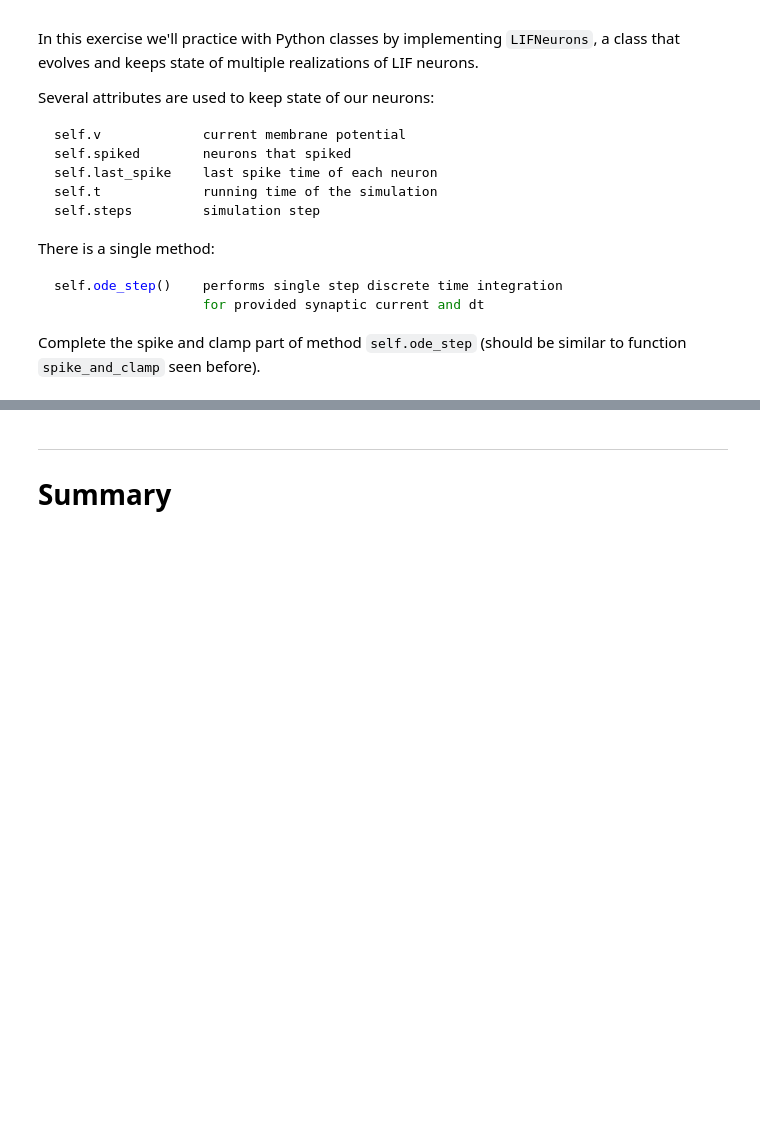
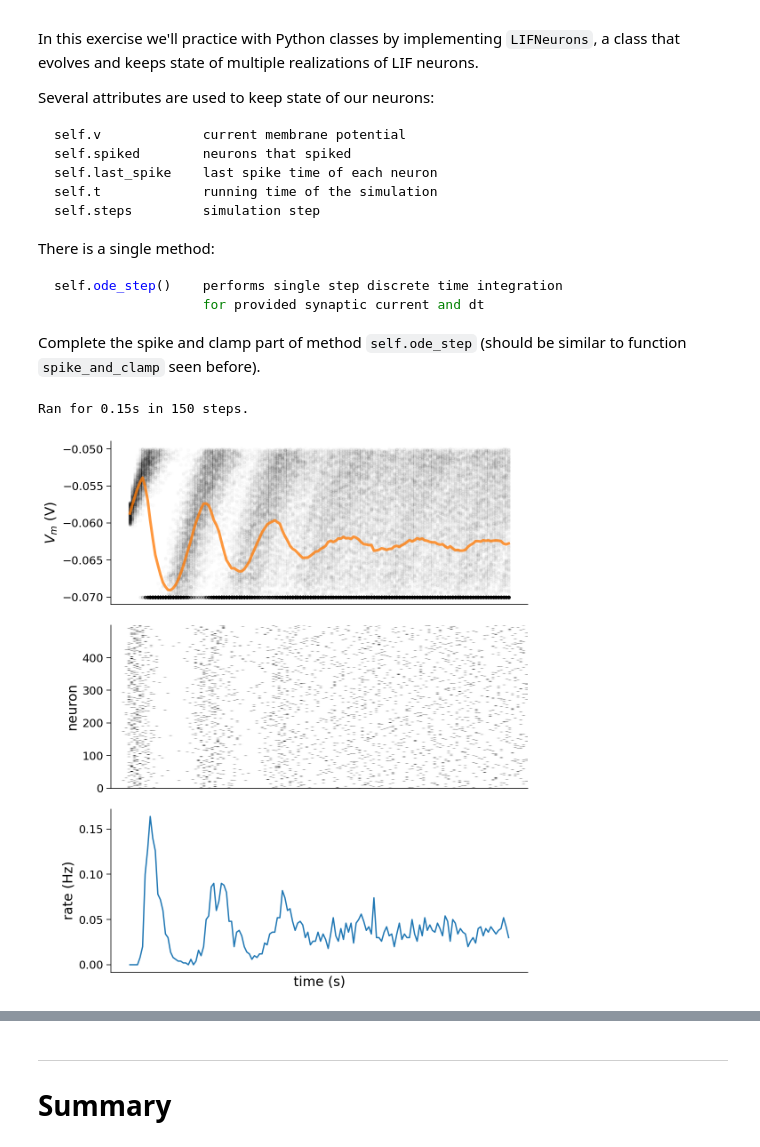
Before and after one commit to SuhaasAdiraju/NeuromatchAcademy2021_Workthrough_SA, a Jupyter notebook: tutorials/W0D2_PythonWorkshop2/student/W0D2_Tutorial1.ipynb, the cells around one changed output, grey strips where cells are left out. Saved outputs shown, nothing was run; the diff lists cells and outputs as text; code cells hidden in the pictures; blank space fills up the shorter version.

```diff
--- a/tutorials/W0D2_PythonWorkshop2/student/W0D2_Tutorial1.ipynb
+++ b/tutorials/W0D2_PythonWorkshop2/student/W0D2_Tutorial1.ipynb
@@ -1261,49 +1257,52 @@ class LIFNeurons:
     ####################################################
     ## TODO for students: complete the `ode_step` method
     # Fill out function and remove
-    raise NotImplementedError("Student exercise: complete the ode_step method")
+        #raise NotImplementedError("Student exercise: complete the ode_step method")
     ####################################################
 
     # Spike and clamp
-    self.spiked = ...
-    self.v[self.spiked] = ...
-    self.last_spike[self.spiked] = ...
-    clamped = ...
-    self.v[clamped] = ...
+    self.spiked = (self.v >= self.vth);
+    self.v[self.spiked] = self.vr;
+    self.last_spike[self.spiked] = self.t;
+    clamped =  (self.t - self.last_spike < self.t_ref);
+    self.v[clamped] = self.vr;
 
-    self.last_spike[self.spiked] = ...
+    self.last_spike[self.spiked] = self.t;
 
 # Set random number generator
 np.random.seed(2020)
 
 # Initialize step_end, t_range, n, v_n and i
 t_range = np.arange(0, t_max, dt)
 step_end = len(t_range)
 n = 500
 v_n = el * np.ones([n, step_end])
 i = i_mean * (1 + 0.1 * (t_max / dt)**(0.5) * (2 * np.random.random([n, step_end]) - 1))
 
 # Initialize binary numpy array for raster plot
 raster = np.zeros([n,step_end])
 
 # Initialize neurons
 neurons = LIFNeurons(n)
 
 # Loop over time steps
 for step, t in enumerate(t_range):
 
   # Call ode_step method
   neurons.ode_step(dt, i[:,step])
 
   # Log v_n and spike history
   v_n[:,step] = neurons.v
   raster[neurons.spiked, step] = 1.
 
 # Report running time and steps
 print(f'Ran for {neurons.t:.3}s in {neurons.steps} steps.')
 
 # Plot multiple realizations of Vm, spikes and mean spike rate
 plot_all(t_range, v_n, raster)
+# %% [output]
+Ran for 0.15s in 150 steps.
+[figure, added]
 # %% [markdown]
 [*Click for solution*](https://github.com/NeuromatchAcademy/precourse/tree/main//tutorials/W0D2_PythonWorkshop2/solutions/W0D2_Tutorial1_Solution_a22fdac7.py)
 
```
Also changed, not shown: parts of 3 cells of this notebook.
